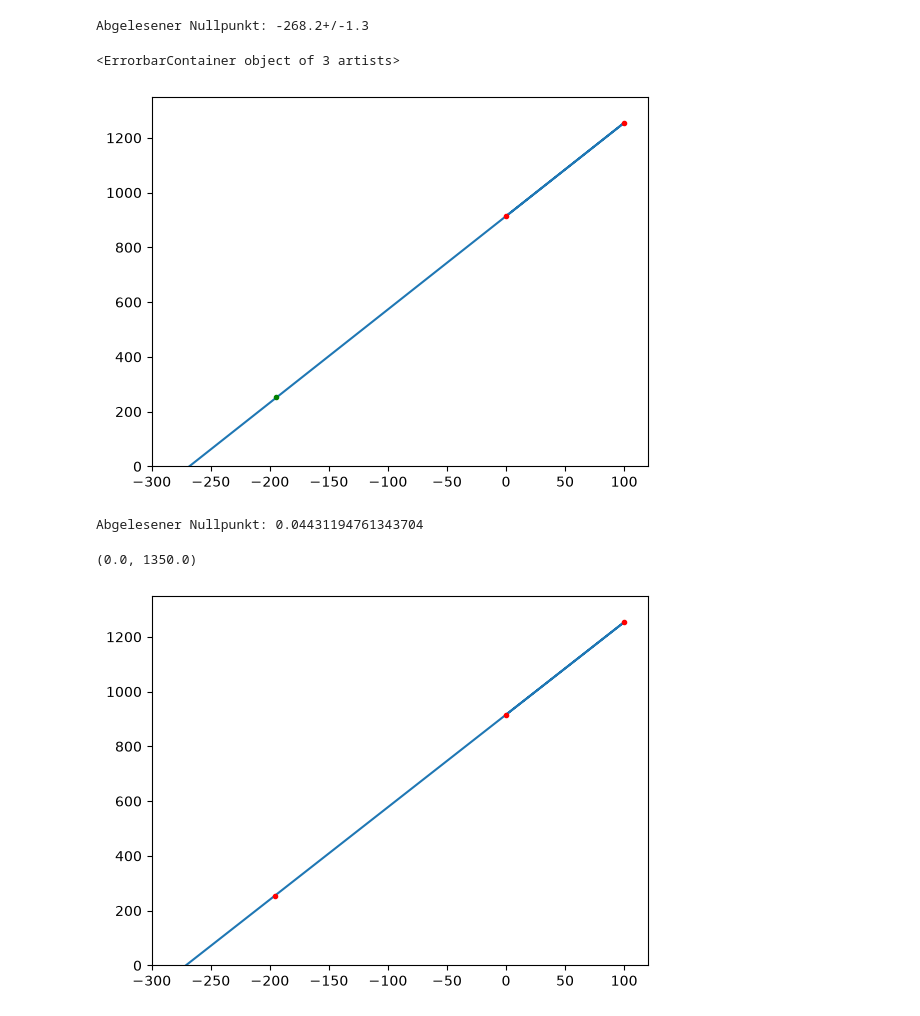
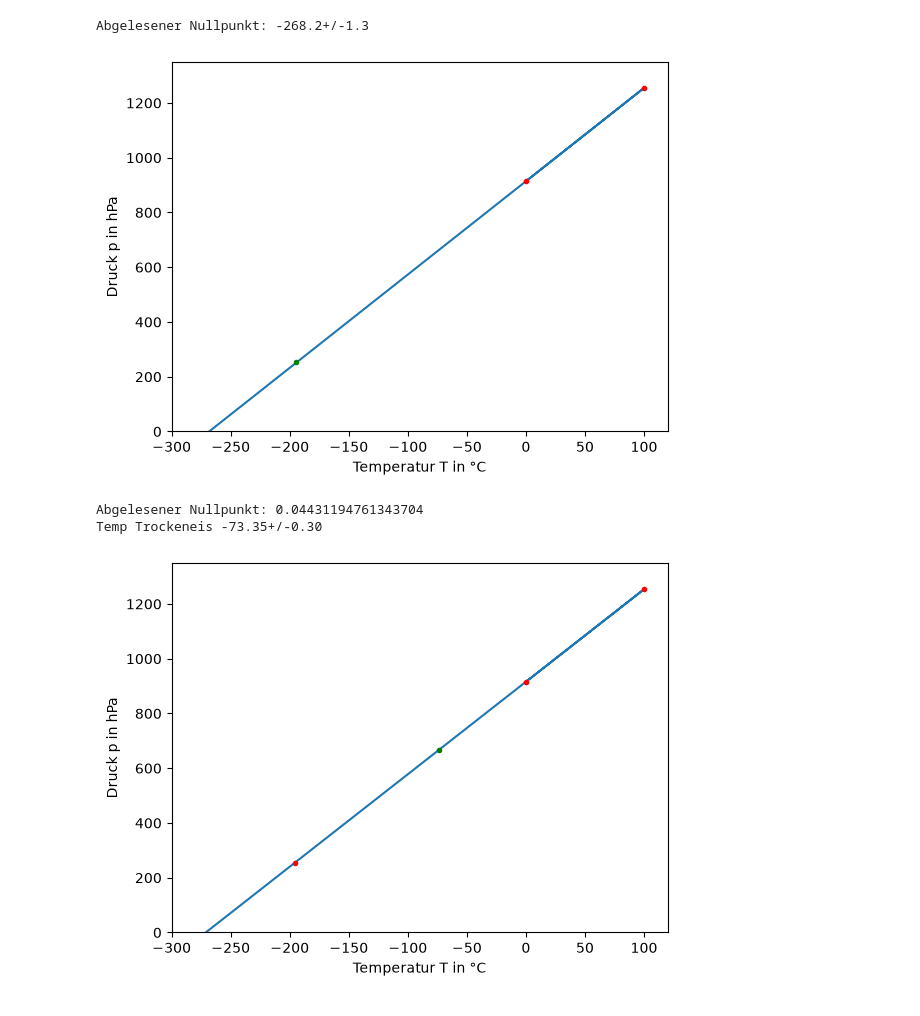
Before and after one commit to Bergschaf/PAP1, a Jupyter notebook: V41/V41.ipynb, the cells around one changed output. Drawn from its saved outputs; the diff is of its cells as text; code cells hidden in the pictures.

```diff
--- a/V41/V41.ipynb
+++ b/V41/V41.ipynb
@@ -31,39 +34,59 @@ plt.ylim(0,1350)
 P_N = 255  # Stickstoff
 T_N_abgelesen = -194.4
 plt.errorbar([T_N_abgelesen], [P_N],fmt="g.")
+
+plt.xlabel("Temperatur T in °C")
+plt.ylabel("Druck p in hPa")
+plt.savefig("zwei_eichpunkte.svg")
 # %% [output]
 Abgelesener Nullpunkt: -268.2+/-1.3
-<ErrorbarContainer object of 3 artists>
-[figure, old version]
+[figure, new version]
 # %%
 # Eichkurve mit drei Punkten
 
 
 P_raum = ufloat(1007.8,0.1)
 P_normal = 1013.25
 Eich_Druck_1 = arrayu_to_uarray([ufloat(914,1),ufloat(1248,1) * P_normal/P_raum,ufloat(255,1)])
 
 
 Eich_Temp_1 = np.array([0,100,-195.8])
 
 plt.errorbar(Eich_Temp_1,nom(Eich_Druck_1), yerr=std(Eich_Druck_1),fmt="r.")
 
 def linear_func(x, a, b): return a*x + b
 
-fit, _ = scipy.optimize.curve_fit(linear_func,Eich_Temp_1, nom(Eich_Druck_1))
+fit, error_fit = scipy.optimize.curve_fit(linear_func,Eich_Temp_1, nom(Eich_Druck_1))
 
 x = np.append(Eich_Temp_1,-273)
 
 plt.plot(x,linear_func(x,fit[0],fit[1]))
 
 T_0_abgelesen = -271.1 # Abgelesener Nullpunkt
 print("Abgelesener Nullpunkt:" , linear_func(T_0_abgelesen,fit[0],fit[1]))
 
 plt.xlim(-300,120)
 #plt.xlim(-200,-180)
 plt.ylim(0,1350)
 #plt.ylim(200,300)
+
+# Druck = a * Temp + b
+# Temp = (Druck - b) / a
+a = ufloat(fit[0], np.sqrt(np.diag(error_fit))[0])
+b = ufloat(fit[1], np.sqrt(np.diag(error_fit))[1])
+
+def Druck_zu_Temp(p):
+    return (p - fit[1]) / fit[0]
+
+P_Trockeneis = ufloat(668,1)
+print("Temp Trockeneis", Druck_zu_Temp(P_Trockeneis))
+plt.errorbar( [Druck_zu_Temp(P_Trockeneis.nominal_value)],[P_Trockeneis.nominal_value], fmt="g.")
+
+plt.xlabel("Temperatur T in °C")
+plt.ylabel("Druck p in hPa")
+
+plt.savefig("drei_eichpunkte.svg")
 # %% [output]
 Abgelesener Nullpunkt: 0.04431194761343704
+Temp Trockeneis -73.35+/-0.30
-(0.0, 1350.0)
-[figure, old version]
+[figure, new version]
```
Also changed, not shown: parts of 6 cells of this notebook, 3 other files.
